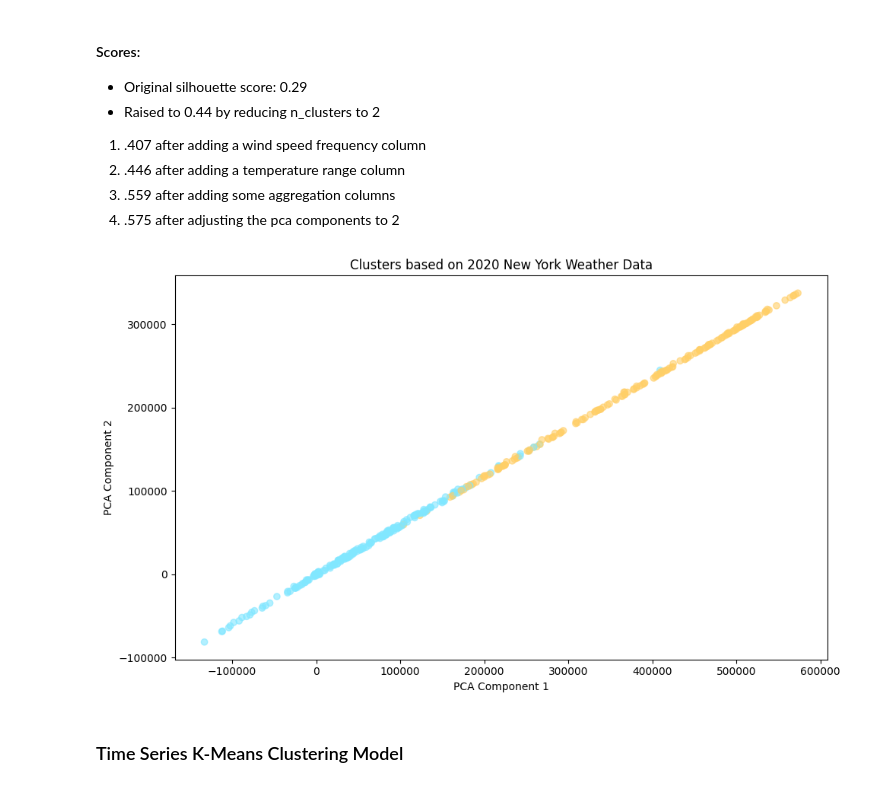
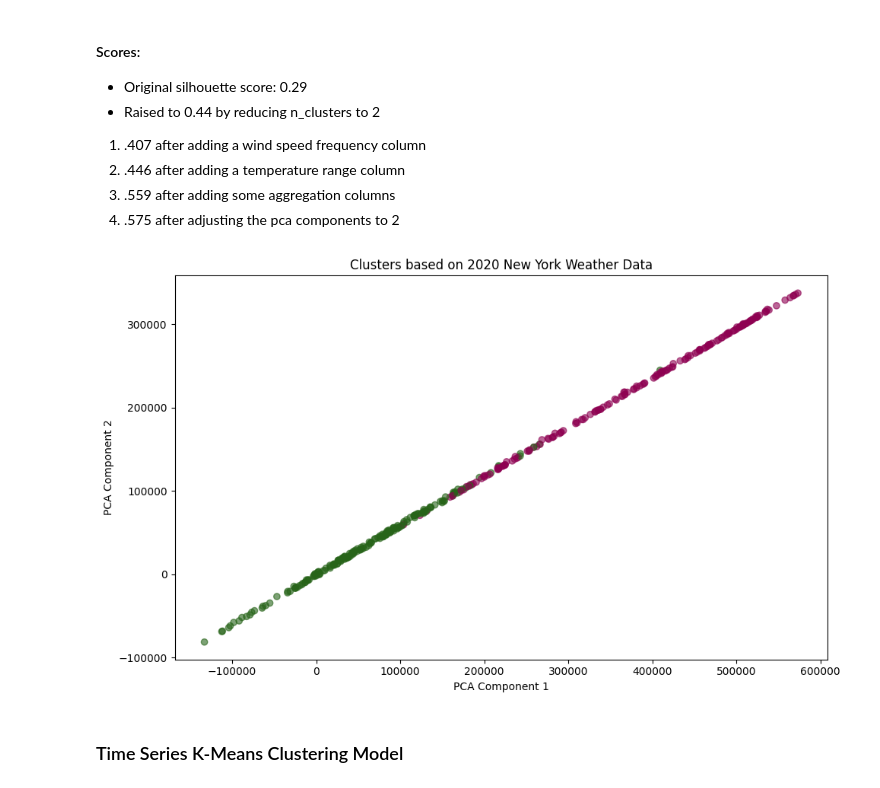
Before and after one commit to DamarTheMunginizer/New-York-State-Energy-Consumption, a Jupyter notebook: code/Analysis.ipynb, the cells around one changed output. Saved outputs shown, nothing was run; the diff lists cells and outputs as text; code cells hidden in the pictures.

```diff
--- a/code/Analysis.ipynb
+++ b/code/Analysis.ipynb
@@ -388,15 +435,15 @@ silhouette_score(X_scaled_pca, cluster_labels)
 # %%
 # Plotting
 plt.figure(figsize=(10, 6))
-plt.scatter(X_scaled_pca[:, 0], X_scaled_pca[:, 1], c=cluster_labels, cmap='managua', alpha=0.6)
+plt.scatter(X_scaled_pca[:, 0], X_scaled_pca[:, 1], c=cluster_labels, cmap='PiYG', alpha=0.6)
 plt.title('Clusters based on 2020 New York Weather Data')
 plt.xlabel('PCA Component 1')
 plt.ylabel('PCA Component 2')
 plt.tight_layout()
 plt.savefig("../images/Clusters_New_York_weather_2020.png", dpi = 300)
 plt.show();
 # %% [output]
-[figure, old version]
+[figure, new version]
 # %% [markdown]
 ### Time Series K-Means Clustering Model
 # %%
```
Also changed, not shown: parts of 22 cells of this notebook, 1 other file.
